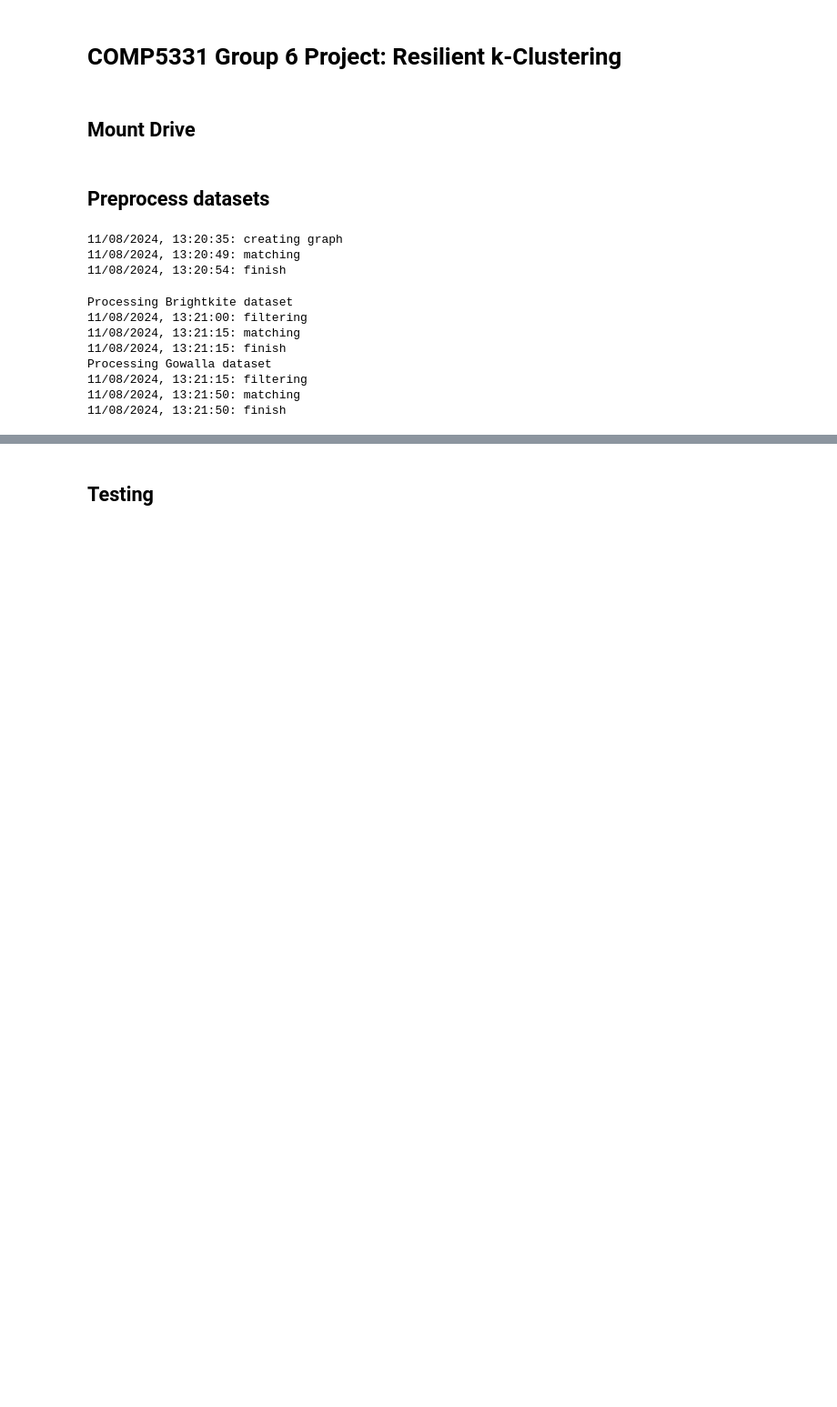
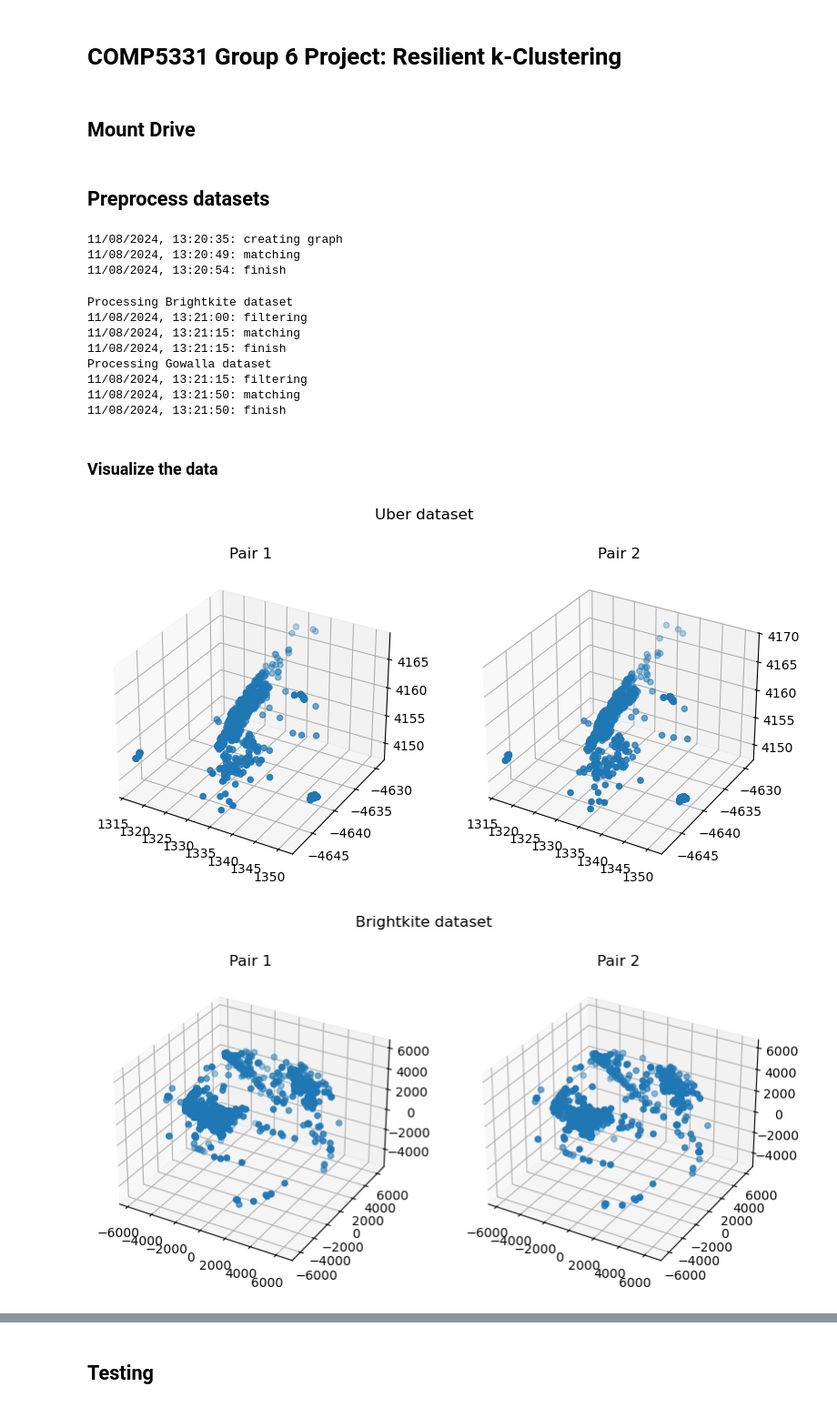
Before and after one commit to yoannalhc/comp5331-grp6, a Jupyter notebook: COMP5331_Project_refactored.ipynb, the cells around one changed output, grey strips where cells are left out. Shown at 91% size. Drawn from its saved outputs; the diff is of its cells as text; code cells hidden in the pictures; blank space fills up the shorter version.

```diff
--- a/COMP5331_Project_refactored.ipynb
+++ b/COMP5331_Project_refactored.ipynb
@@ -40,3 +40,23 @@ Processing Gowalla dataset
 11/08/2024, 13:21:15: filtering
 11/08/2024, 13:21:50: matching
 11/08/2024, 13:21:50: finish
+# %% [markdown]
+### Visualize the data
+# %%
+from src.testing.plot_helper import plot_data
+from src.datasets import *
+from os.path import join, isdir
+from os import mkdir
+ds_path = "./dataset"
+dataset = [Uber(join(ds_path, "uber/uber_epsilon.csv"), lamb=1.1, k=10),
+            Geo(join(ds_path, "snap_standford/Brightkite_epsilon.csv"), "Brightkite", lamb=1.1, k=50),
+            Geo(join(ds_path, "snap_standford/Gowalla_epsilon.csv"), "Gowalla", lamb=1.001, k=50)]
+plot_path = "./dataset/plot"
+if not isdir(plot_path):
+    mkdir(plot_path)
+for ds in dataset:
+    pair1, pair2 = ds.load()
+    plot_data(pair1, pair2, plot_path, ds.name)
+# %% [output]
+[figure, added]
+[figure, added]
```
Also changed, not shown: parts of 3 cells of this notebook.
